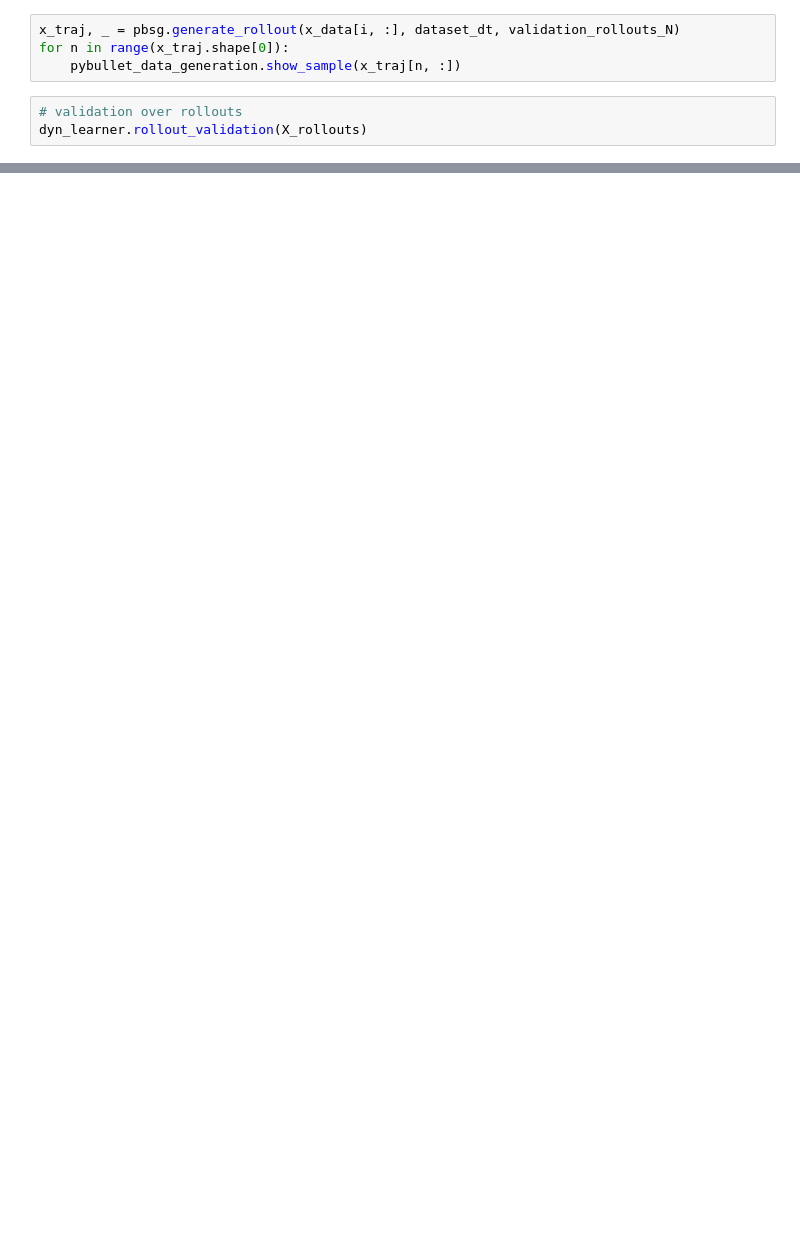
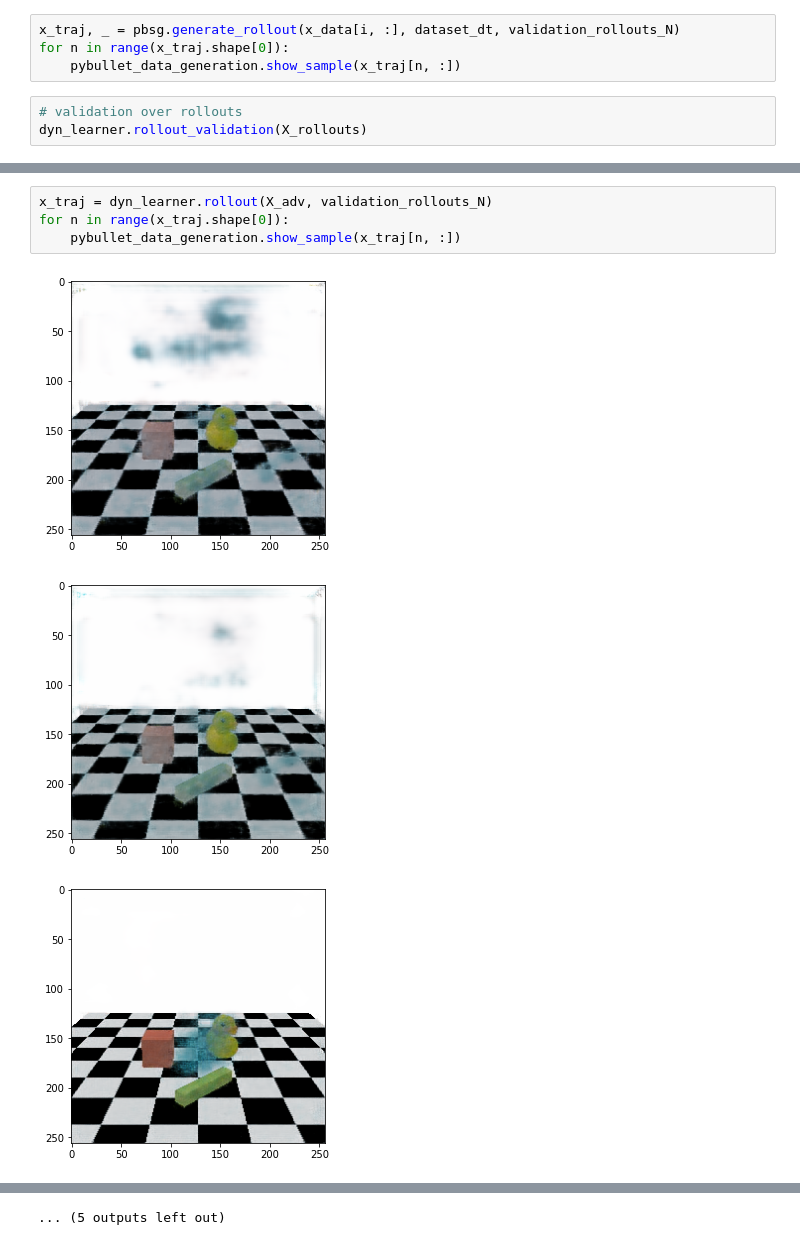
Before and after one commit to StanfordASL/neural-network-lyapunov, a Jupyter notebook: notebooks/learned_dynamics.ipynb, the cells around one changed output, grey strips where cells are left out. Saved outputs shown, nothing was run; the diff lists cells and outputs as text; blank space fills up the shorter version.

```diff
--- a/notebooks/learned_dynamics.ipynb
+++ b/notebooks/learned_dynamics.ipynb
@@ -245,0 +428,8 @@ dyn_learner.rollout_validation(X_rollouts)
+# %%
+x_traj = dyn_learner.rollout(X_adv, validation_rollouts_N)
+for n in range(x_traj.shape[0]):
+    pybullet_data_generation.show_sample(x_traj[n, :])
+# %% [output]
+[figure, added]
+[figure, added]
+[figure, added]
@@ -245,0 +445 @@ dyn_learner.rollout_validation(X_rollouts)
+... (5 outputs left out)
```
Also changed, not shown: parts of 32 cells of this notebook.
